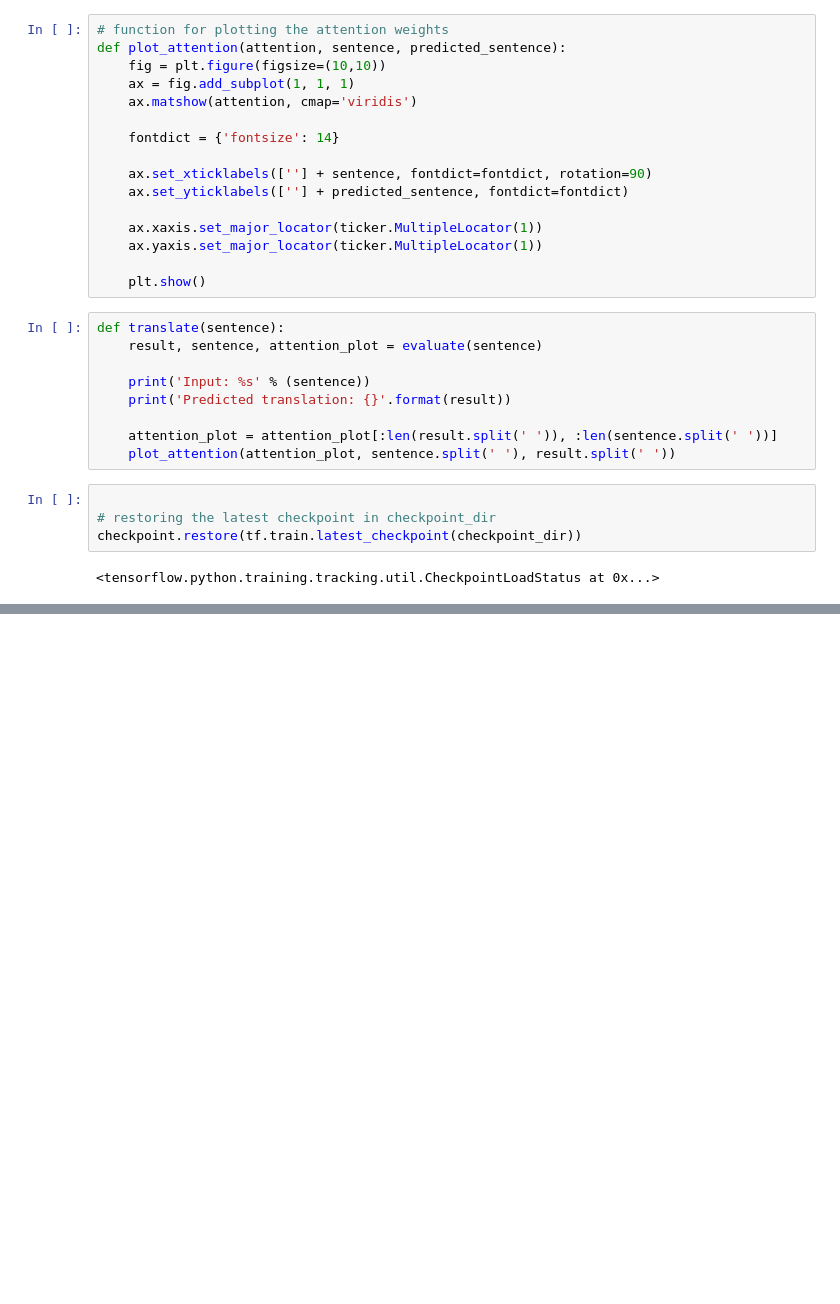
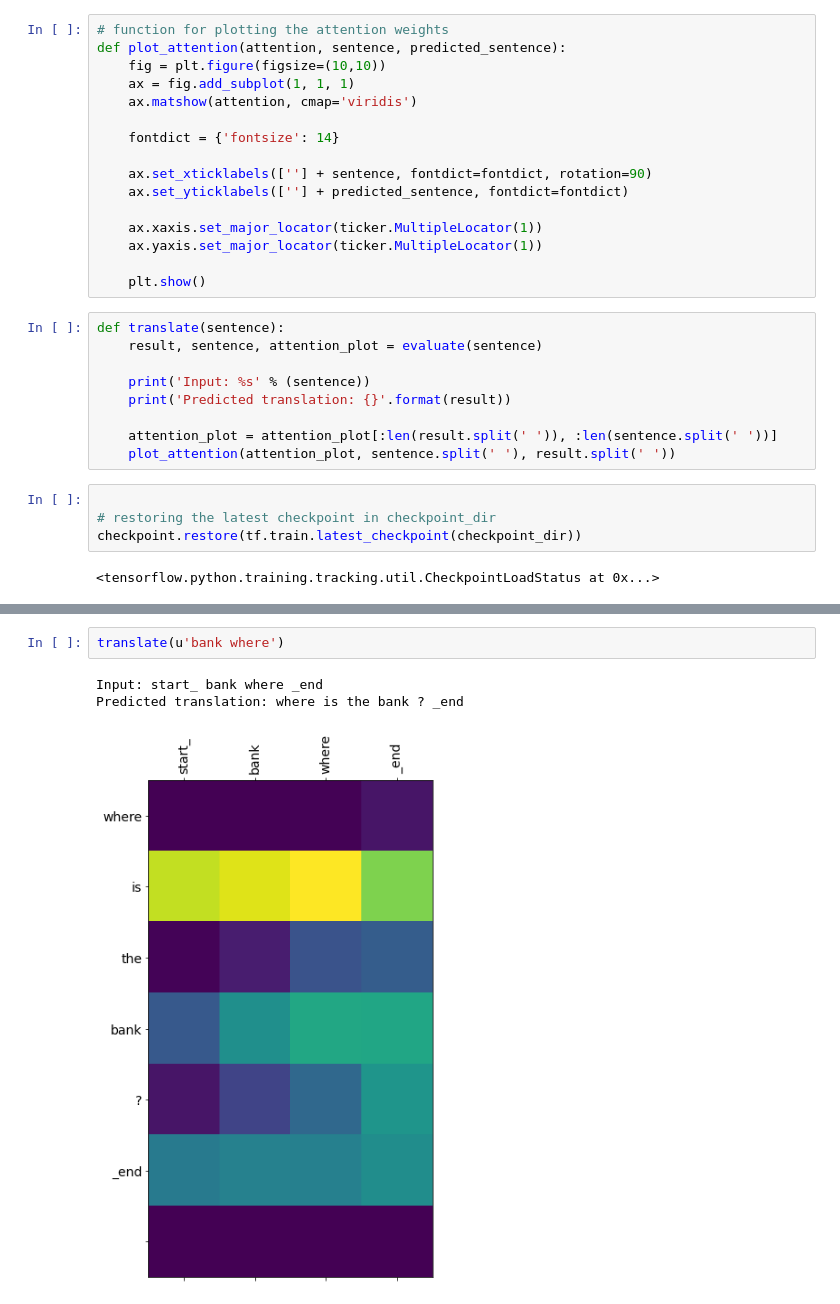
Before and after one commit to aditipatil0711/IndianSignLanguage_Final-Project, a Jupyter notebook: ISL_Phase_2/Encoder Decoder with attention.ipynb, the cells around one changed output, grey strips where cells are left out. Drawn from its saved outputs; the diff is of its cells as text; blank space fills up the shorter version.

```diff
--- a/ISL_Phase_2/Encoder Decoder with attention.ipynb
+++ b/ISL_Phase_2/Encoder Decoder with attention.ipynb
@@ -441,0 +466,6 @@ Predicted translation: good night _end
+# %%
+translate(u'bank where')
+# %% [output]
+Input: start_ bank where _end
+Predicted translation: where is the bank ? _end
+[figure, added]
```
Also changed, not shown: parts of 25 cells of this notebook.
